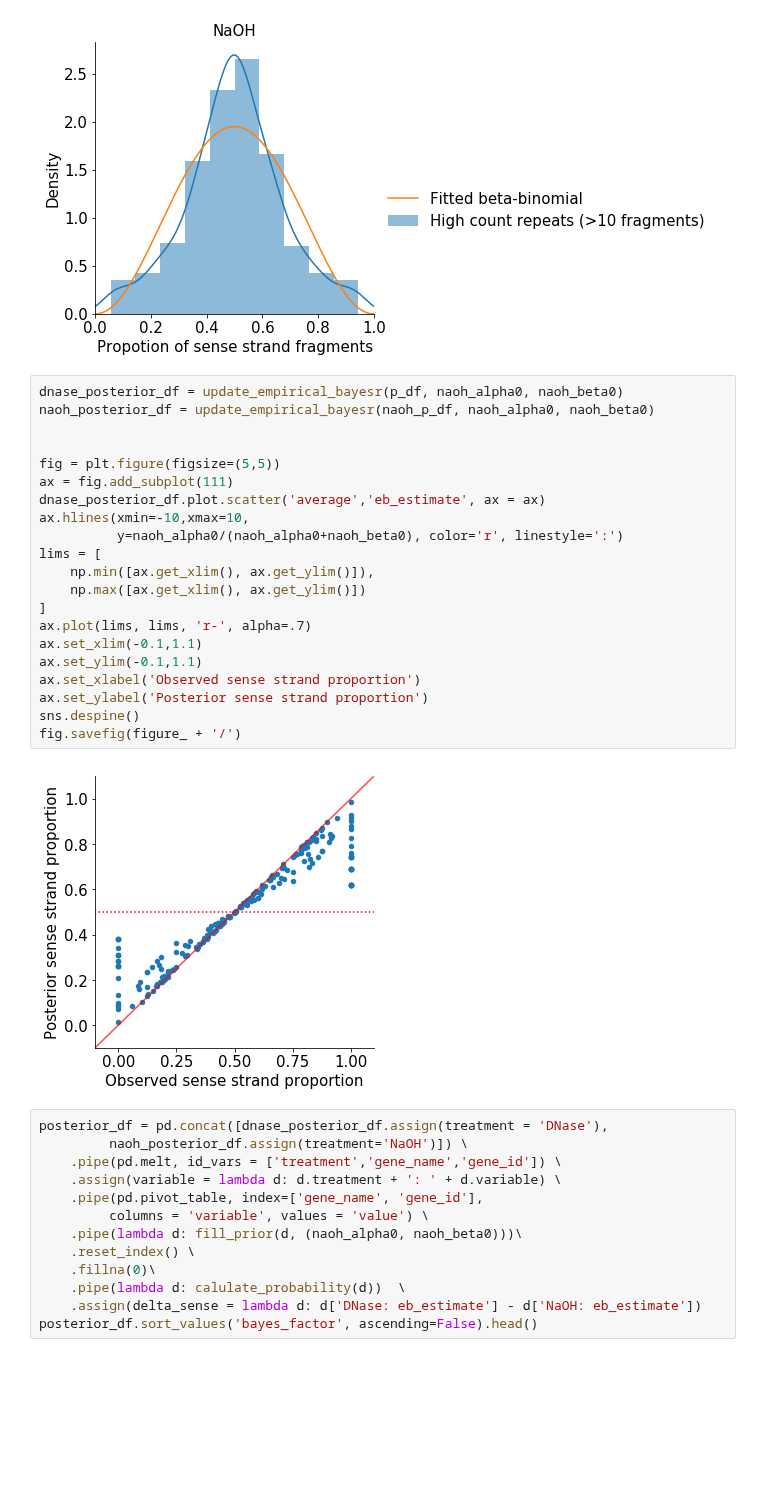
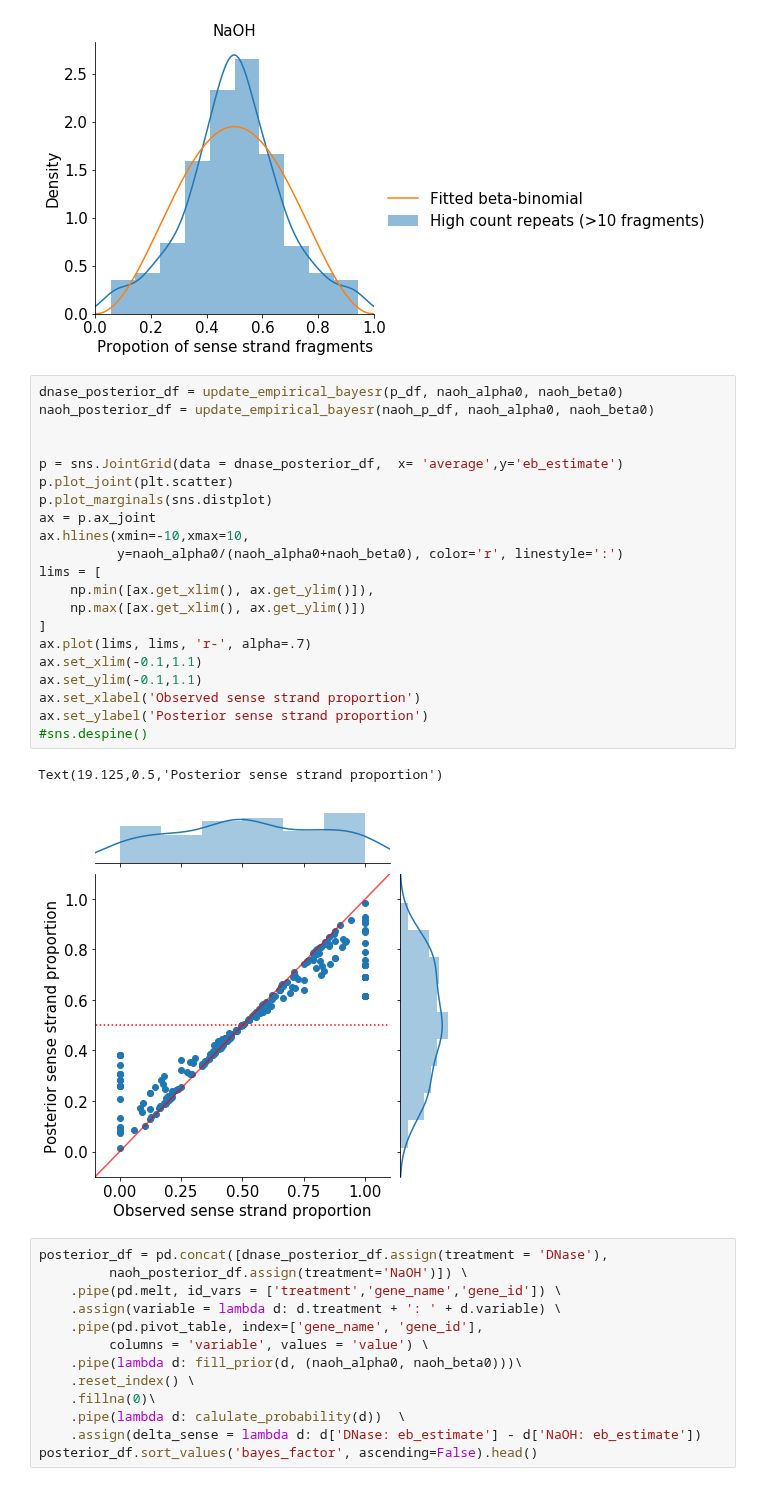
Before and after one commit to wckdouglas/cfNA, a Jupyter notebook: plots/plot_repeats.ipynb, the cells around one changed output. Drawn from its saved outputs; the diff is of its cells as text; blank space fills up the shorter version.

```diff
--- a/plots/plot_repeats.ipynb
+++ b/plots/plot_repeats.ipynb
@@ -54,26 +57,27 @@ ax.legend(bbox_to_anchor = (1,0.5), fontsize=15, frameon=False)
 # %%
 dnase_posterior_df = update_empirical_bayesr(p_df, naoh_alpha0, naoh_beta0)
 naoh_posterior_df = update_empirical_bayesr(naoh_p_df, naoh_alpha0, naoh_beta0)
 
 
-fig = plt.figure(figsize=(5,5))
-ax = fig.add_subplot(111)
-dnase_posterior_df.plot.scatter('average','eb_estimate', ax = ax)
+p = sns.JointGrid(data = dnase_posterior_df,  x= 'average',y='eb_estimate')
+p.plot_joint(plt.scatter)
+p.plot_marginals(sns.distplot)
+ax = p.ax_joint
 ax.hlines(xmin=-10,xmax=10,
           y=naoh_alpha0/(naoh_alpha0+naoh_beta0), color='r', linestyle=':')
 lims = [
     np.min([ax.get_xlim(), ax.get_ylim()]),
     np.max([ax.get_xlim(), ax.get_ylim()])
 ]
 ax.plot(lims, lims, 'r-', alpha=.7)
 ax.set_xlim(-0.1,1.1)
 ax.set_ylim(-0.1,1.1)
 ax.set_xlabel('Observed sense strand proportion')
 ax.set_ylabel('Posterior sense strand proportion')
-sns.despine()
-fig.savefig(figure_ + '/')
+#sns.despine()
 # %% [output]
+Text(19.125,0.5,'Posterior sense strand proportion')
-[figure, old version]
+[figure, new version]
 # %%
 posterior_df = pd.concat([dnase_posterior_df.assign(treatment = 'DNase'),
          naoh_posterior_df.assign(treatment='NaOH')]) \
```
Also changed, not shown: parts of 4 cells of this notebook, 5 other files.
